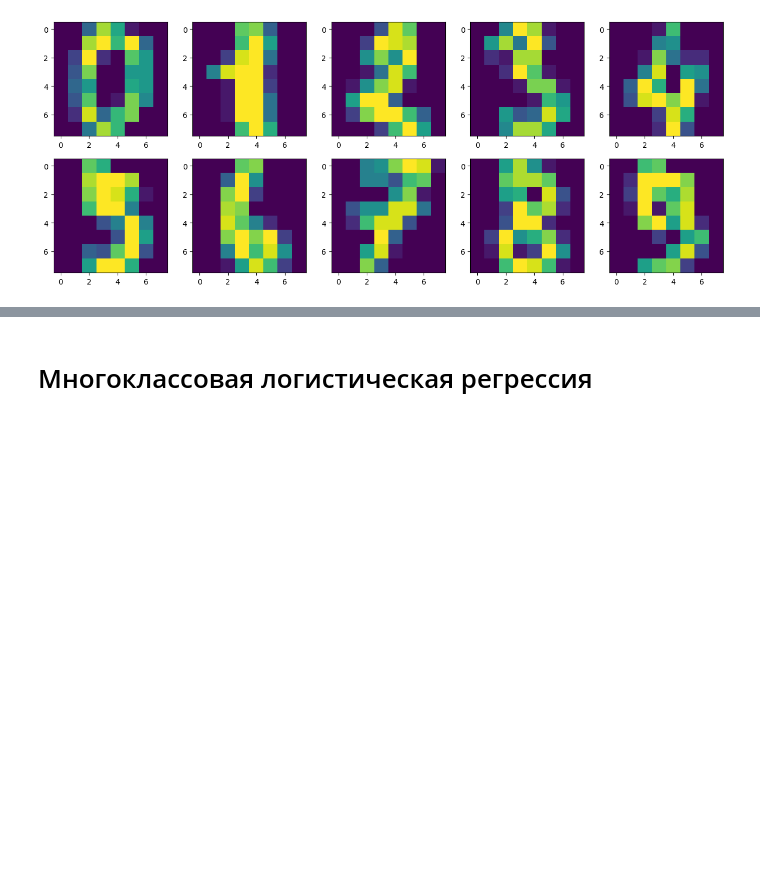
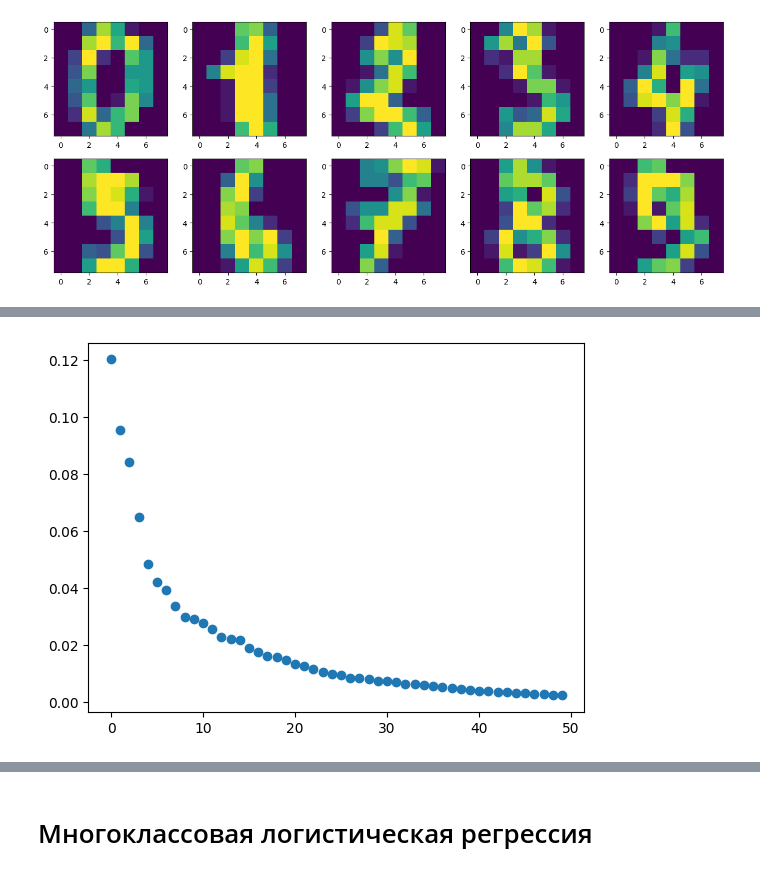
Before and after one commit to igumnov-daniel/HOCK_FEBRUARY_2023, a Jupyter notebook: 15_ML_5_clustering_and_trees/15_3_gbdt_catboost.ipynb, the cells around one changed output, grey strips where cells are left out. Saved outputs shown, nothing was run; the diff lists cells and outputs as text; code cells hidden in the pictures; blank space fills up the shorter version.

```diff
--- a/15_ML_5_clustering_and_trees/15_3_gbdt_catboost.ipynb
+++ b/15_ML_5_clustering_and_trees/15_3_gbdt_catboost.ipynb
@@ -833,0 +858,4 @@ for i in range(10):
+# %%
+# scaling
+scaler = StandardScaler()
+X_scaled = scaler.fit_transform(X)
@@ -833,0 +869,4 @@ for i in range(10):
+# %%
+k = 50
+pca = PCA(n_components=50)
+X_pca = pca.fit_transform(X_scaled)
@@ -833,0 +879,9 @@ for i in range(10):
+# %%
+
+plt.scatter(
+    np.arange(k),
+    pca.explained_variance_ratio_
+)
+plt.show()
+# %% [output]
+[figure, added]
```
Also changed, not shown: parts of 47 cells of this notebook.
